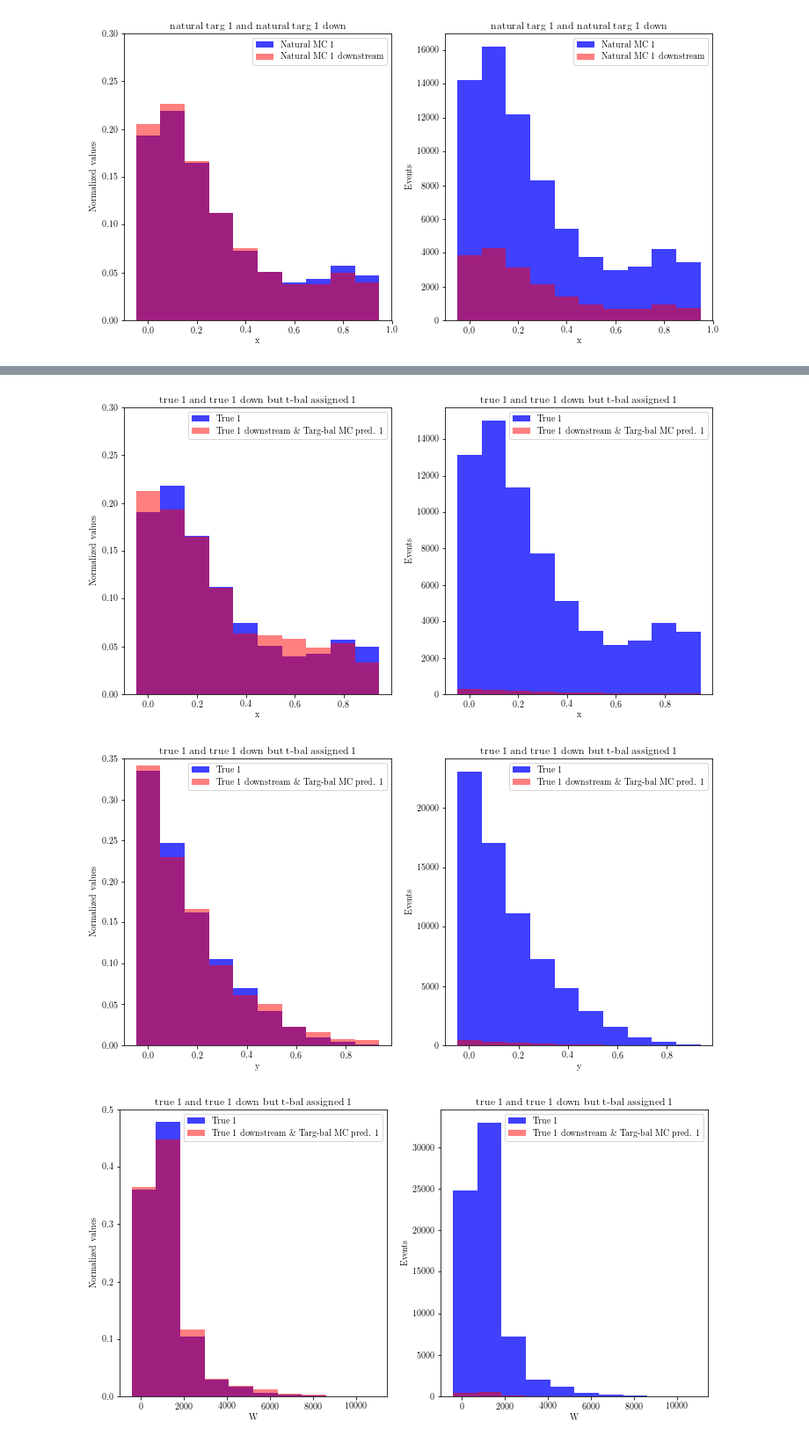
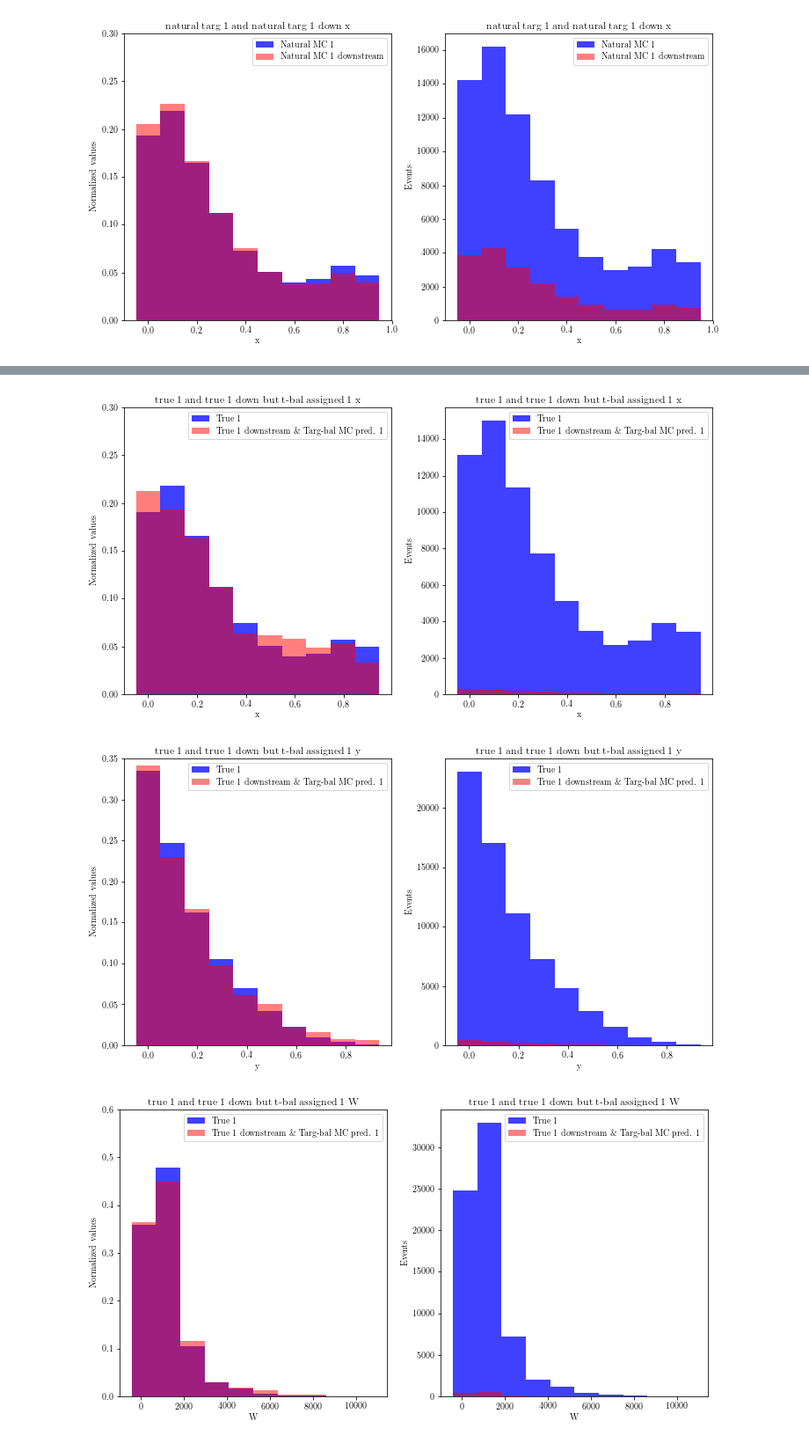
Before and after one commit to gnperdue/JupyterNotebooks, a Jupyter notebook: ANNMINERvA/natural_vs_targbal_check.ipynb, the cells around one changed output, grey strips where cells are left out. Shown at 88% size. Saved outputs shown, nothing was run; the diff lists cells and outputs as text; code cells hidden in the pictures.

```diff
--- a/ANNMINERvA/natural_vs_targbal_check.ipynb
+++ b/ANNMINERvA/natural_vs_targbal_check.ipynb
@@ -320,15 +328,15 @@ compare_kine('W', t1_true, t1_true_down_and_t1_natl, ylim=0.5, ptitle='true 1 an
 # %%
 # compare t1_true_down but also t1_tbal to t1_true
 t1_true_down_and_t1_tbal = t1_true_down & t1_tbal
 blue = 'True 1'
 red = 'True 1 downstream \& Targ-bal MC pred. 1'
-compare_kine('x', t1_true, t1_true_down_and_t1_tbal, ptitle='true 1 and true 1 down but t-bal assigned 1',
+compare_kine('x', t1_true, t1_true_down_and_t1_tbal, ptitle='true 1 and true 1 down but t-bal assigned 1 x',
              xtitle='x', blue=blue, red=red)
-compare_kine('y', t1_true, t1_true_down_and_t1_tbal, ylim=0.35, ptitle='true 1 and true 1 down but t-bal assigned 1',
+compare_kine('y', t1_true, t1_true_down_and_t1_tbal, ylim=0.35, ptitle='true 1 and true 1 down but t-bal assigned 1 y',
              xtitle='y', blue=blue, red=red)
-compare_kine('W', t1_true, t1_true_down_and_t1_tbal, ylim=0.5, ptitle='true 1 and true 1 down but t-bal assigned 1',
+compare_kine('W', t1_true, t1_true_down_and_t1_tbal, ylim=0.6, ptitle='true 1 and true 1 down but t-bal assigned 1 W',
              xtitle='W', blue=blue, red=red)
 # %% [output]
-[figure, old version]
+[figure, new version]
-[figure, old version]
+[figure, new version]
-[figure, old version]
+[figure, new version]
```
Also changed, not shown: parts of 23 cells of this notebook.
